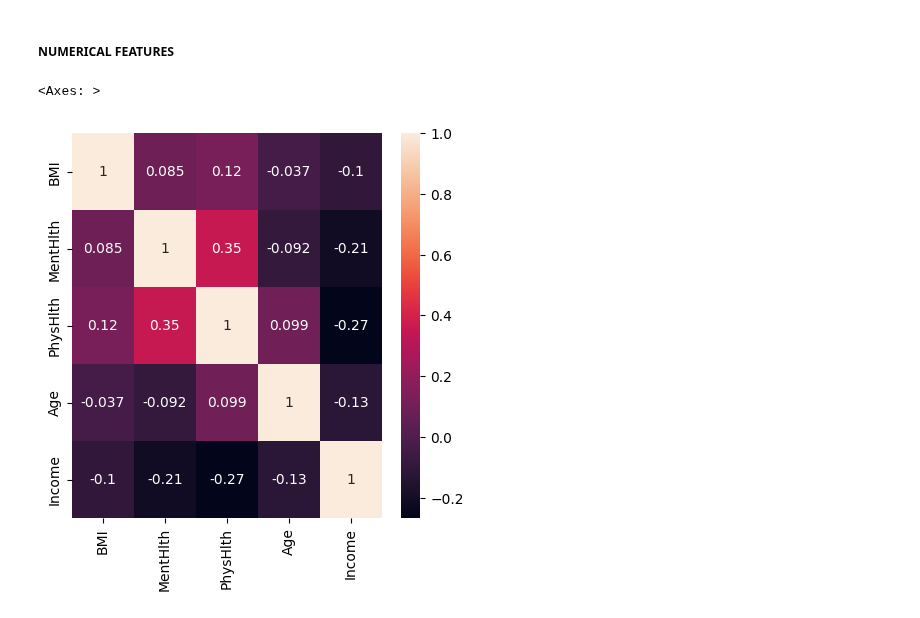
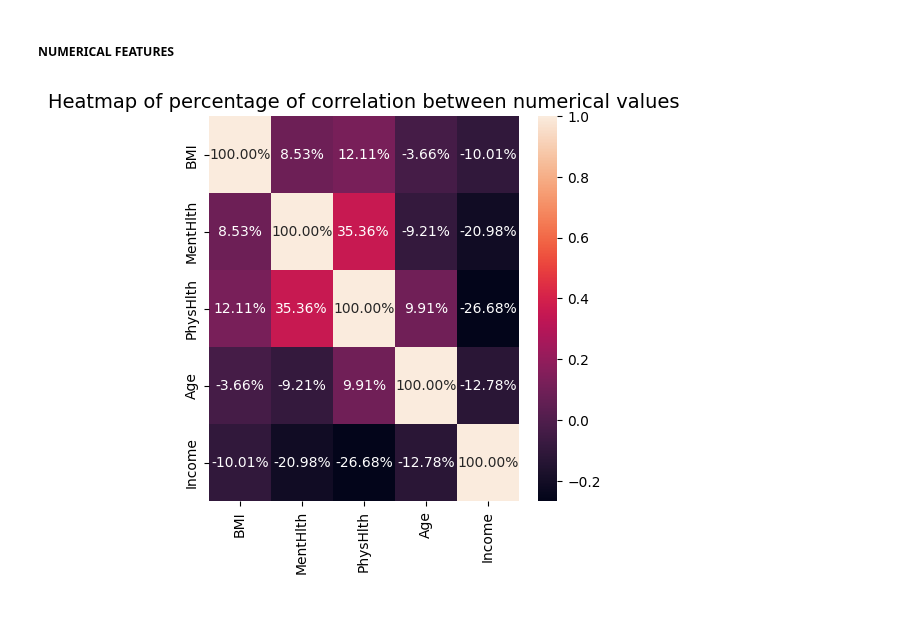
Before and after one commit to AliGarAlon/Diabetes_Project, a Jupyter notebook: diabetes_model.ipynb, the cells around one changed output. Drawn from its saved outputs; the diff is of its cells as text; code cells hidden in the pictures.

```diff
--- a/diabetes_model.ipynb
+++ b/diabetes_model.ipynb
@@ -353,7 +380,7 @@ sb.heatmap(df_multiCategorical.corr(), annot=True)
 ##### NUMERICAL FEATURES
 # %%
 plt.figure(figsize=(5, 5))
-sb.heatmap(df_numerical.corr(), annot=True)
+sb.heatmap(df_numerical.corr(), annot=True, fmt='.2%')
+plt.title('Heatmap of percentage of correlation between numerical values', fontsize=14);
 # %% [output]
-<Axes: >
-[figure, old version]
+[figure, new version]
```
Also changed, not shown: parts of 8 cells of this notebook.
